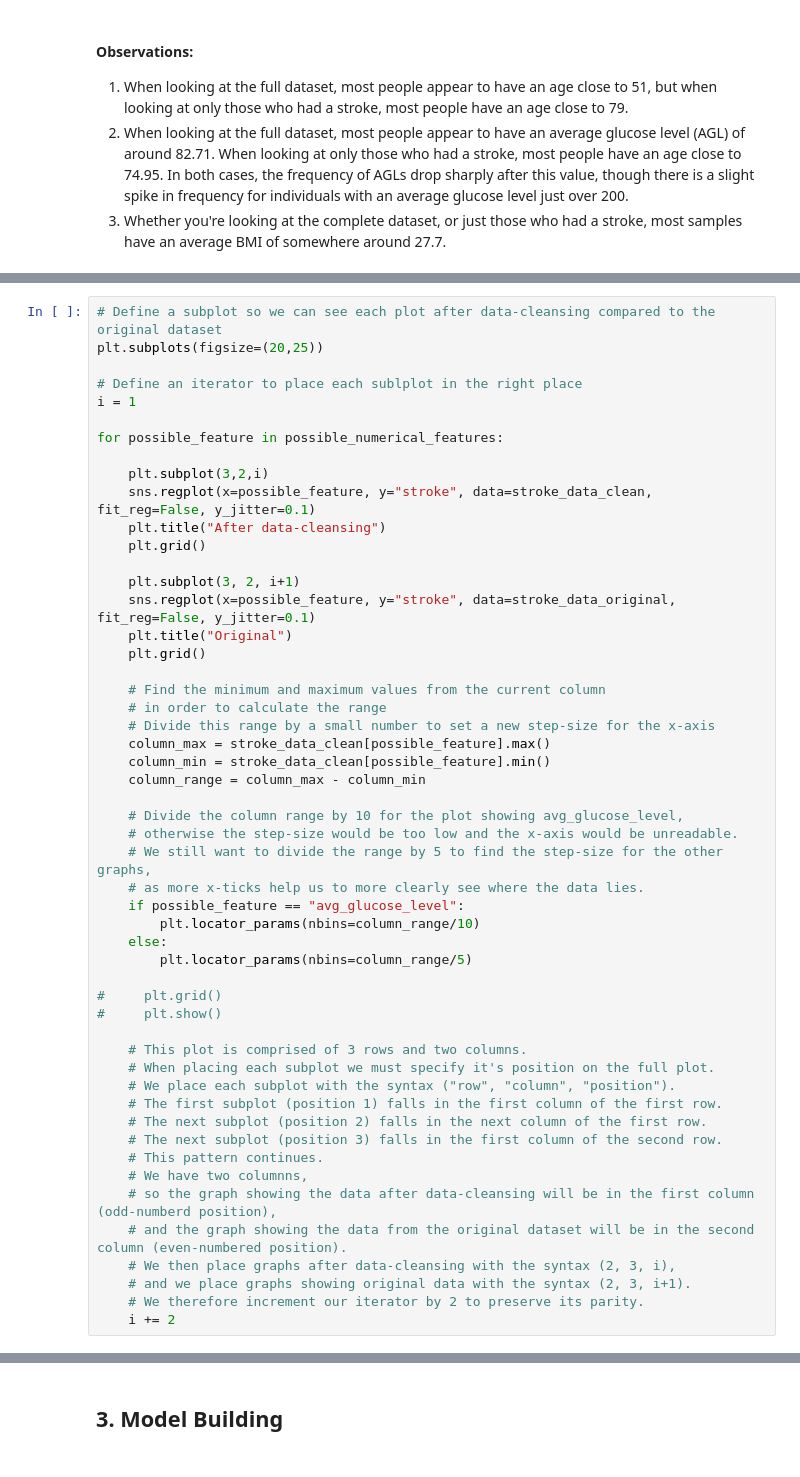
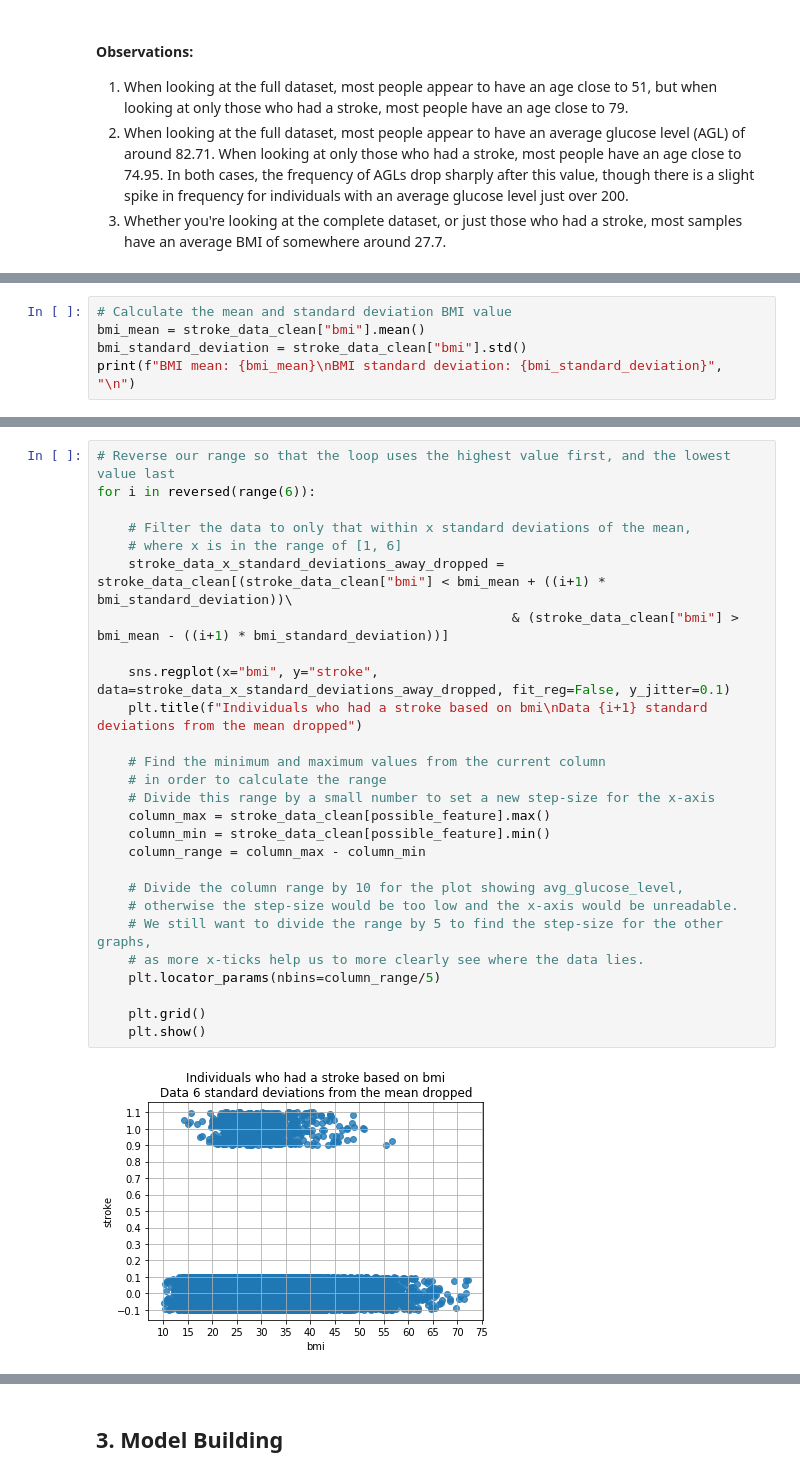
Before and after one commit to TylerTompa/UNCC_Project_3, a Jupyter notebook: healthcare-data/Jupyter/Training_Data.ipynb, the cells around one changed output, grey strips where cells are left out. Saved outputs shown, nothing was run; the diff lists cells and outputs as text.

Commit message:
complete numerical analysis

```diff
--- a/healthcare-data/Jupyter/Training_Data.ipynb
+++ b/healthcare-data/Jupyter/Training_Data.ipynb
@@ -750,0 +712,5 @@ for possible_feature in possible_categorical_features:
+# %%
+# Calculate the mean and standard deviation BMI value
+bmi_mean = stroke_data_clean["bmi"].mean()
+bmi_standard_deviation = stroke_data_clean["bmi"].std()
+print(f"BMI mean: {bmi_mean}\nBMI standard deviation: {bmi_standard_deviation}", "\n")
@@ -751,52 +741,29 @@ for possible_feature in possible_categorical_features:
 # %%
-# Define a subplot so we can see each plot after data-cleansing compared to the original dataset
-plt.subplots(figsize=(20,25))
+# Reverse our range so that the loop uses the highest value first, and the lowest value last
+for i in reversed(range(6)):
 
-# Define an iterator to place each sublplot in the right place
-i = 1
+    # Filter the data to only that within x standard deviations of the mean,
+    # where x is in the range of [1, 6]
+    stroke_data_x_standard_deviations_away_dropped = stroke_data_clean[(stroke_data_clean["bmi"] < bmi_mean + ((i+1) * bmi_standard_deviation))\
+                                                     & (stroke_data_clean["bmi"] > bmi_mean - ((i+1) * bmi_standard_deviation))]
 
-for possible_feature in possible_numerical_features:
-
-    plt.subplot(3,2,i)
-    sns.regplot(x=possible_feature, y="stroke", data=stroke_data_clean, fit_reg=False, y_jitter=0.1)
-    plt.title("After data-cleansing")
-    plt.grid()
-
-    plt.subplot(3, 2, i+1)
-    sns.regplot(x=possible_feature, y="stroke", data=stroke_data_original, fit_reg=False, y_jitter=0.1)
-    plt.title("Original")
-    plt.grid()
+    sns.regplot(x="bmi", y="stroke", data=stroke_data_x_standard_deviations_away_dropped, fit_reg=False, y_jitter=0.1)
+    plt.title(f"Individuals who had a stroke based on bmi\nData {i+1} standard deviations from the mean dropped")
 
     # Find the minimum and maximum values from the current column
     # in order to calculate the range
     # Divide this range by a small number to set a new step-size for the x-axis
     column_max = stroke_data_clean[possible_feature].max()
     column_min = stroke_data_clean[possible_feature].min()
     column_range = column_max - column_min
 
     # Divide the column range by 10 for the plot showing avg_glucose_level,
     # otherwise the step-size would be too low and the x-axis would be unreadable.
     # We still want to divide the range by 5 to find the step-size for the other graphs,
     # as more x-ticks help us to more clearly see where the data lies.
-    if possible_feature == "avg_glucose_level":
-        plt.locator_params(nbins=column_range/10)
-    else:
-        plt.locator_params(nbins=column_range/5)
+    plt.locator_params(nbins=column_range/5)
 
-#     plt.grid()
-#     plt.show()
-
-    # This plot is comprised of 3 rows and two columns.
-    # When placing each subplot we must specify it's position on the full plot.
-    # We place each subplot with the syntax ("row", "column", "position").
-    # The first subplot (position 1) falls in the first column of the first row.
-    # The next subplot (position 2) falls in the next column of the first row.
-    # The next subplot (position 3) falls in the first column of the second row.
-    # This pattern continues.
-    # We have two columnns,
-    # so the graph showing the data after data-cleansing will be in the first column (odd-numberd position),
-    # and the graph showing the data from the original dataset will be in the second column (even-numbered position).
-    # We then place graphs after data-cleansing with the syntax (2, 3, i),
-    # and we place graphs showing original data with the syntax (2, 3, i+1).
-    # We therefore increment our iterator by 2 to preserve its parity.
-    i += 2
+    plt.grid()
+    plt.show()
+# %% [output]
+[figure, added]
```
Also changed, not shown: parts of 20 cells of this notebook.
